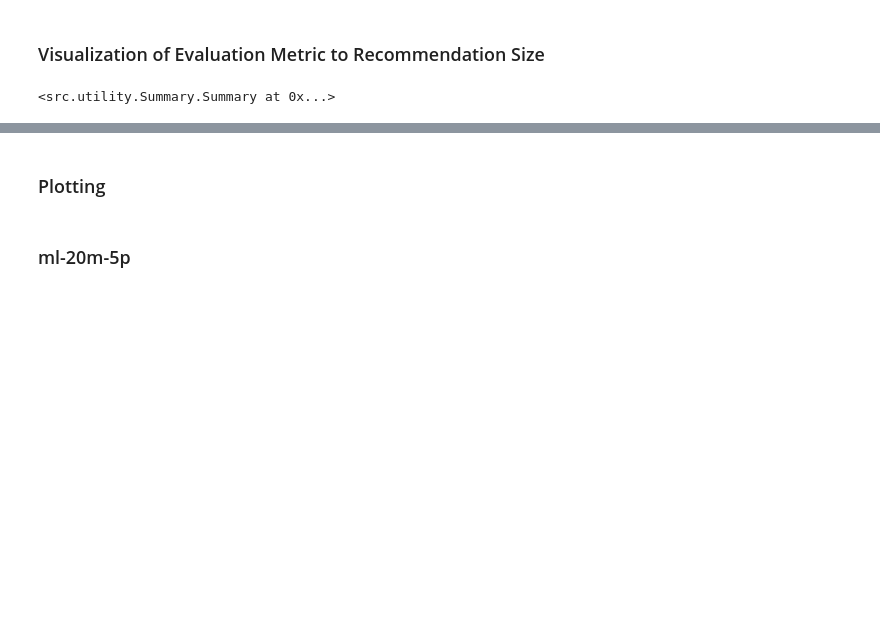
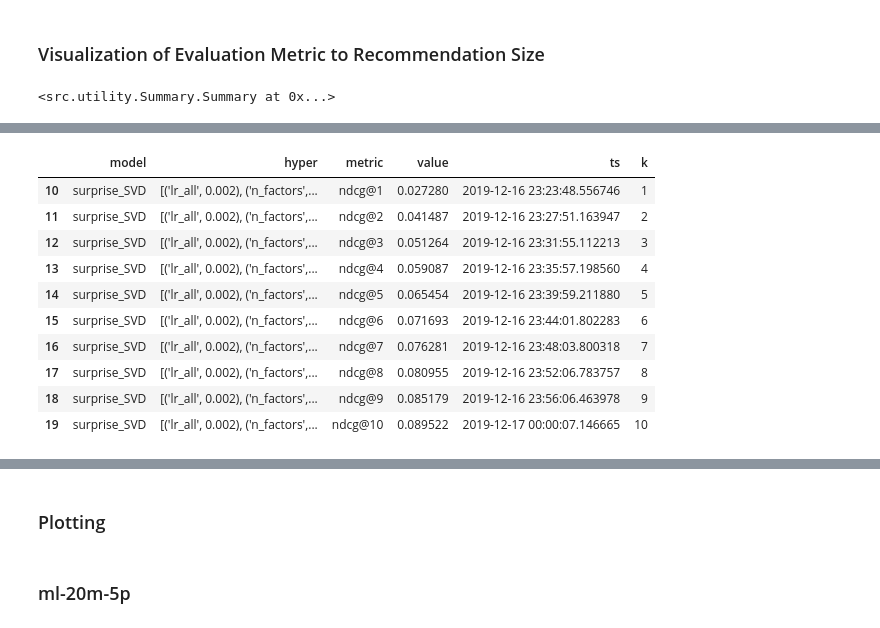
Before and after one commit to HenryNebula/Personalization_Final_Project, a Jupyter notebook: src/eda/Visualization of Evaluation Metrics to Recommendation Size.ipynb, the cells around one changed output, grey strips where cells are left out. Saved outputs shown, nothing was run; the diff lists cells and outputs as text; code cells hidden in the pictures; blank space fills up the shorter version.

```diff
--- a/src/eda/Visualization of Evaluation Metrics to Recommendation Size.ipynb
+++ b/src/eda/Visualization of Evaluation Metrics to Recommendation Size.ipynb
@@ -33,0 +109,14 @@ summary
+# %%
+all_topk[all_topk['model']=='surprise_SVD']
+# %% [output]
+|  | model | hyper | metric | value | ts | k |
+| 10 | surprise_SVD | [('lr_all', 0.002), ('n_factors',... | ndcg@1 | 0.027280 | 2019-12-16 23:23:48.556746 | 1 |
+| 11 | surprise_SVD | [('lr_all', 0.002), ('n_factors',... | ndcg@2 | 0.041487 | 2019-12-16 23:27:51.163947 | 2 |
+| 12 | surprise_SVD | [('lr_all', 0.002), ('n_factors',... | ndcg@3 | 0.051264 | 2019-12-16 23:31:55.112213 | 3 |
+| 13 | surprise_SVD | [('lr_all', 0.002), ('n_factors',... | ndcg@4 | 0.059087 | 2019-12-16 23:35:57.198560 | 4 |
+| 14 | surprise_SVD | [('lr_all', 0.002), ('n_factors',... | ndcg@5 | 0.065454 | 2019-12-16 23:39:59.211880 | 5 |
+| 15 | surprise_SVD | [('lr_all', 0.002), ('n_factors',... | ndcg@6 | 0.071693 | 2019-12-16 23:44:01.802283 | 6 |
+| 16 | surprise_SVD | [('lr_all', 0.002), ('n_factors',... | ndcg@7 | 0.076281 | 2019-12-16 23:48:03.800318 | 7 |
+| 17 | surprise_SVD | [('lr_all', 0.002), ('n_factors',... | ndcg@8 | 0.080955 | 2019-12-16 23:52:06.783757 | 8 |
+| 18 | surprise_SVD | [('lr_all', 0.002), ('n_factors',... | ndcg@9 | 0.085179 | 2019-12-16 23:56:06.463978 | 9 |
+| 19 | surprise_SVD | [('lr_all', 0.002), ('n_factors',... | ndcg@10 | 0.089522 | 2019-12-17 00:00:07.146665 | 10 |
```
Also changed, not shown: parts of 10 cells of this notebook, 1 other file.
